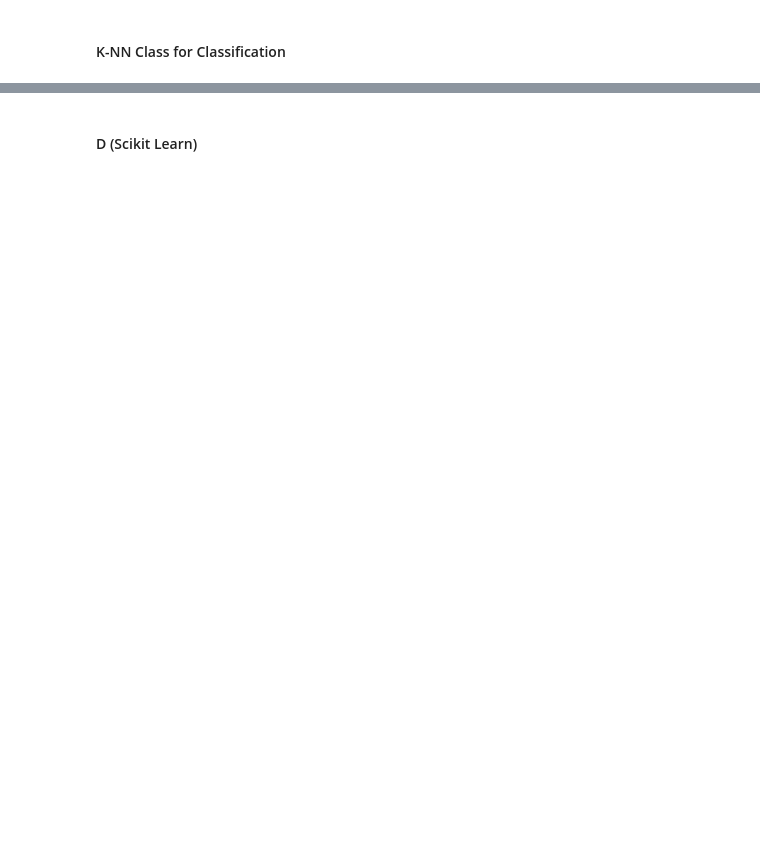
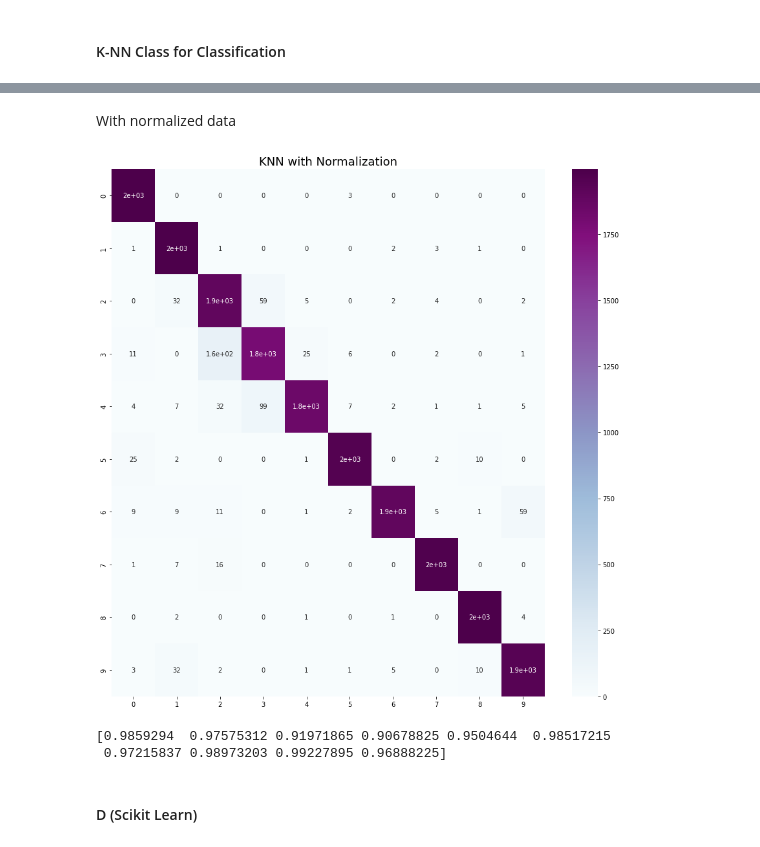
Before and after one commit to Kassra-sinaei/ML_HW_4, a Jupyter notebook: simulations/q7.ipynb, the cells around one changed output, grey strips where cells are left out. Saved outputs shown, nothing was run; the diff lists cells and outputs as text; code cells hidden in the pictures; blank space fills up the shorter version.

```diff
--- a/simulations/q7.ipynb
+++ b/simulations/q7.ipynb
@@ -52,3 +56,10 @@ while counter != 10:
+# %%
+def normalize(x):
+    sum = x.sum(axis=1)
+    return x/sum[:,np.newaxis]
+
+X_train_nor = normalize(X_train)
+X_test_nor = normalize(X_test)
 # %% [markdown]
 #### K-NN Class for Classification
 # %%
@@ -81,2 +103,17 @@ classifier = KNN(5, X_train, Y_train)
+# %% [markdown]
+With normalized data
+# %%
+classifier = KNN(5, X_train_nor, Y_train)
+y_predict = classifier.predict(X_test_nor)
+# %%
+plt.figure(figsize = (15,15))
+sns.heatmap(confusion_matrix(Y_test, y_predict), annot=True, cmap="BuPu")
+plt.title("KNN with Normalization", fontsize = 18)
+plt.show()
+print(f1_score(Y_test, y_predict, average=None))
+# %% [output]
+[figure, added]
+[0.9859294  0.97575312 0.91971865 0.90678825 0.9504644  0.98517215
+ 0.97215837 0.98973203 0.99227895 0.96888225]
 # %% [markdown]
 #### D (Scikit Learn)
```
Also changed, not shown: parts of 11 cells of this notebook.
